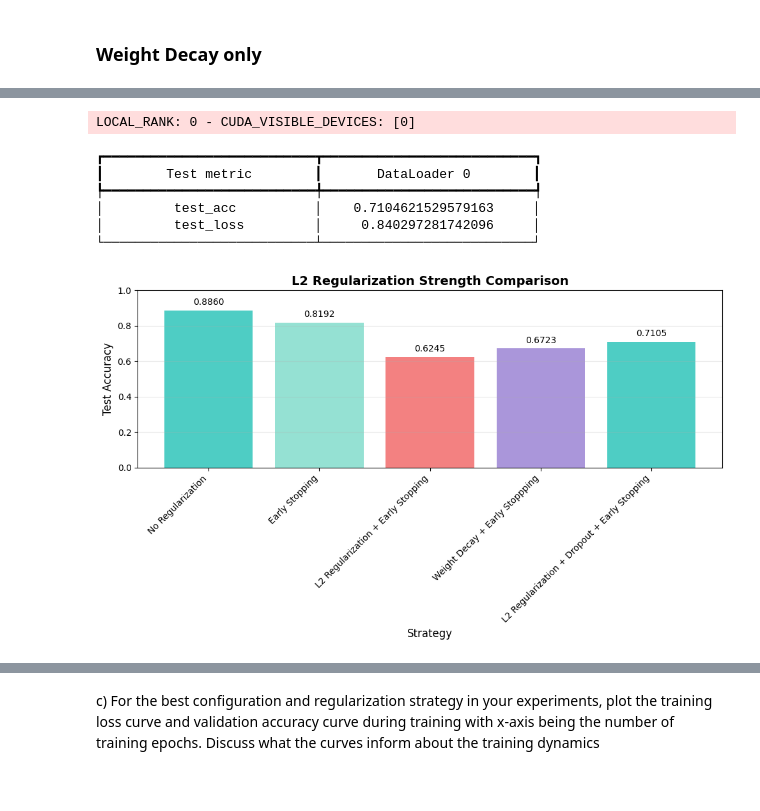
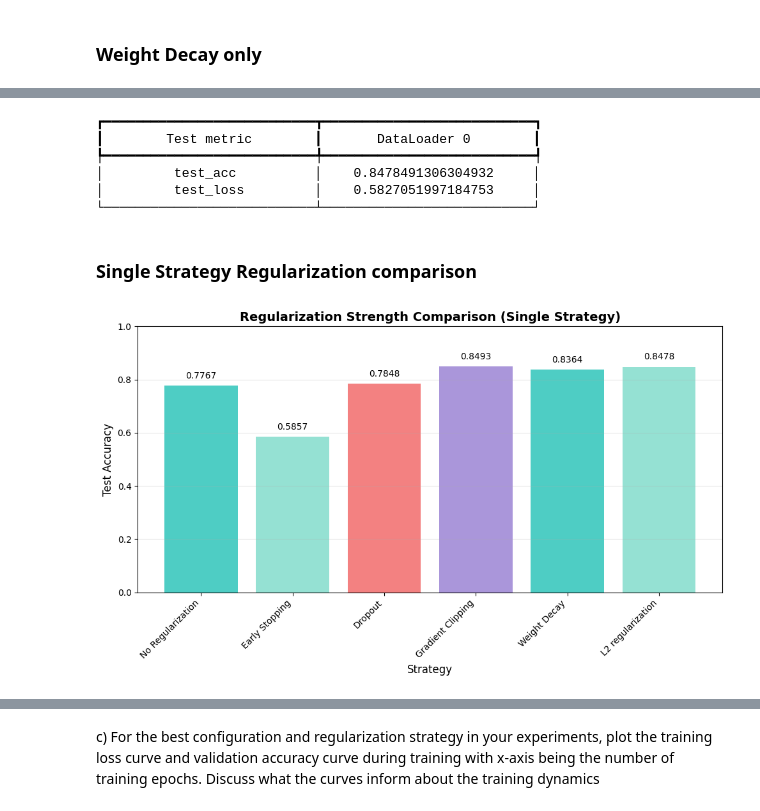
Before and after one commit to CLinnSheng/SC4002, a Jupyter notebook: part2.ipynb, the cells around one changed output, grey strips where cells are left out. Cells and saved outputs as stored; diff of their text form; code cells hidden in the pictures.

Commit message:
Repushing new regularization model codes

```diff
--- a/part2.ipynb
+++ b/part2.ipynb
@@ -530,13 +555,0 @@ LOCAL_RANK: 0 - CUDA_VISIBLE_DEVICES: [0]
-# %%
-rnn_model = RNN(
-    embedding_matrix=embedding_matrix,
-    hidden_dim=128,
-    num_layers=2,
-    sentence_representation_type="max",
-    output_dim=6,
-    freeze_embedding=False,
-    dropout=0.3,
-    embedding_dropout=0.2,
-    fc_dropout=0.3,
-)
-model = RNNClassifier(rnn_model, lr=0.001, optimizer_name="RMSprop")
@@ -570,3 +555,0 @@ LOCAL_RANK: 0 - CUDA_VISIBLE_DEVICES: [0]
-# %%
-test_results = trainer.test(model=model, dataloaders=test_dataloader)
-results['Weight Decay + Early Stoppping'] = test_results[0]['test_acc']
@@ -583,13 +555,0 @@ LOCAL_RANK: 0 - CUDA_VISIBLE_DEVICES: [0]
-# %%
-rnn_model = RNN(
-    embedding_matrix=embedding_matrix,
-    hidden_dim=128,
-    num_layers=2,
-    sentence_representation_type="max",
-    output_dim=6,
-    freeze_embedding=False,
-    dropout=0.2,
-    embedding_dropout=0.1,
-    fc_dropout=0.2,
-)
-model = RNNClassifier(rnn_model, lr=0.001, optimizer_name="RMSprop", weight_decay=1e-7)
@@ -622,32 +556,33 @@ LOCAL_RANK: 0 - CUDA_VISIBLE_DEVICES: [0]
-# %%
-test_results = trainer.test(model=model, dataloaders=test_dataloader)
-results['L2 Regularization + Dropout + Early Stopping'] = test_results[0]['test_acc']
-# %% [output]
-LOCAL_RANK: 0 - CUDA_VISIBLE_DEVICES: [0]
-┏━━━━━━━━━━━━━━━━━━━━━━━━━━━┳━━━━━━━━━━━━━━━━━━━━━━━━━━━┓
-┃        Test metric        ┃       DataLoader 0        ┃
-┡━━━━━━━━━━━━━━━━━━━━━━━━━━━╇━━━━━━━━━━━━━━━━━━━━━━━━━━━┩
-│         test_acc          │    0.7104621529579163     │
-│         test_loss         │     0.840297281742096     │
-└───────────────────────────┴───────────────────────────┘
+# %%
+test_results = trainer.test(model=model, dataloaders=test_dataloader)
+results['L2 regularization'] = test_results[0]['test_acc']
+# %% [output]
+┏━━━━━━━━━━━━━━━━━━━━━━━━━━━┳━━━━━━━━━━━━━━━━━━━━━━━━━━━┓
+┃        Test metric        ┃       DataLoader 0        ┃
+┡━━━━━━━━━━━━━━━━━━━━━━━━━━━╇━━━━━━━━━━━━━━━━━━━━━━━━━━━┩
+│         test_acc          │    0.8478491306304932     │
+│         test_loss         │    0.5827051997184753     │
+└───────────────────────────┴───────────────────────────┘
+# %% [markdown]
+### Single Strategy Regularization comparison
 # %%
 plt.figure(figsize=(10, 6))
 strategies = list(results.keys())
 accuracies = list(results.values())
 
 plt.bar(strategies, accuracies, color=['#4ECDC4', '#95E1D3', '#F38181', '#AA96DA'])
 plt.xlabel('Strategy', fontsize=12)
 plt.ylabel('Test Accuracy', fontsize=12)
-plt.title('L2 Regularization Strength Comparison', fontsize=14, fontweight='bold')
+plt.title('Regularization Strength Comparison (Single Strategy)', fontsize=14, fontweight='bold')
 plt.xticks(rotation=45, ha='right')
 plt.ylim([0, 1])
 plt.grid(axis='y', alpha=0.3)
 
 for i, (strategy, acc) in enumerate(zip(strategies, accuracies)):
     plt.text(i, acc + 0.02, f'{acc:.4f}', ha='center', va='bottom', fontsize=10)
 
 plt.tight_layout()
 plt.show()
 # %% [output]
-[figure, old version]
+[figure, new version]
 # %% [markdown]
```
Also changed, not shown: parts of 57 cells of this notebook.
